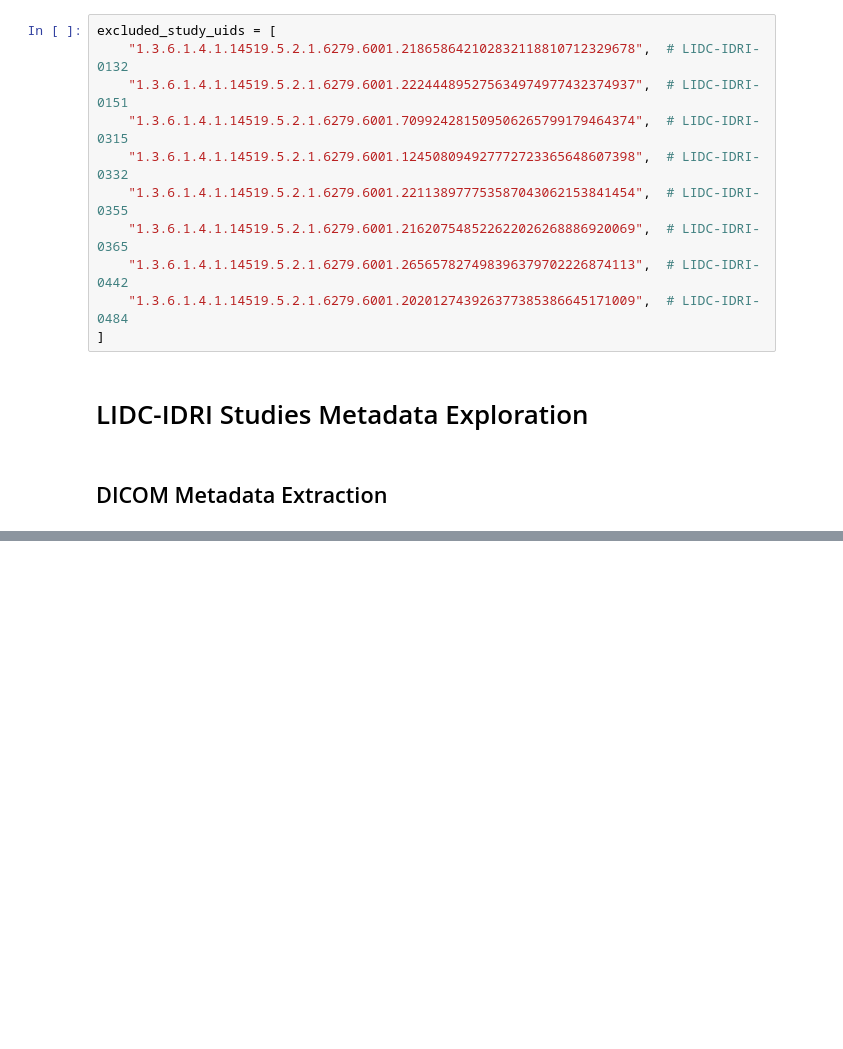
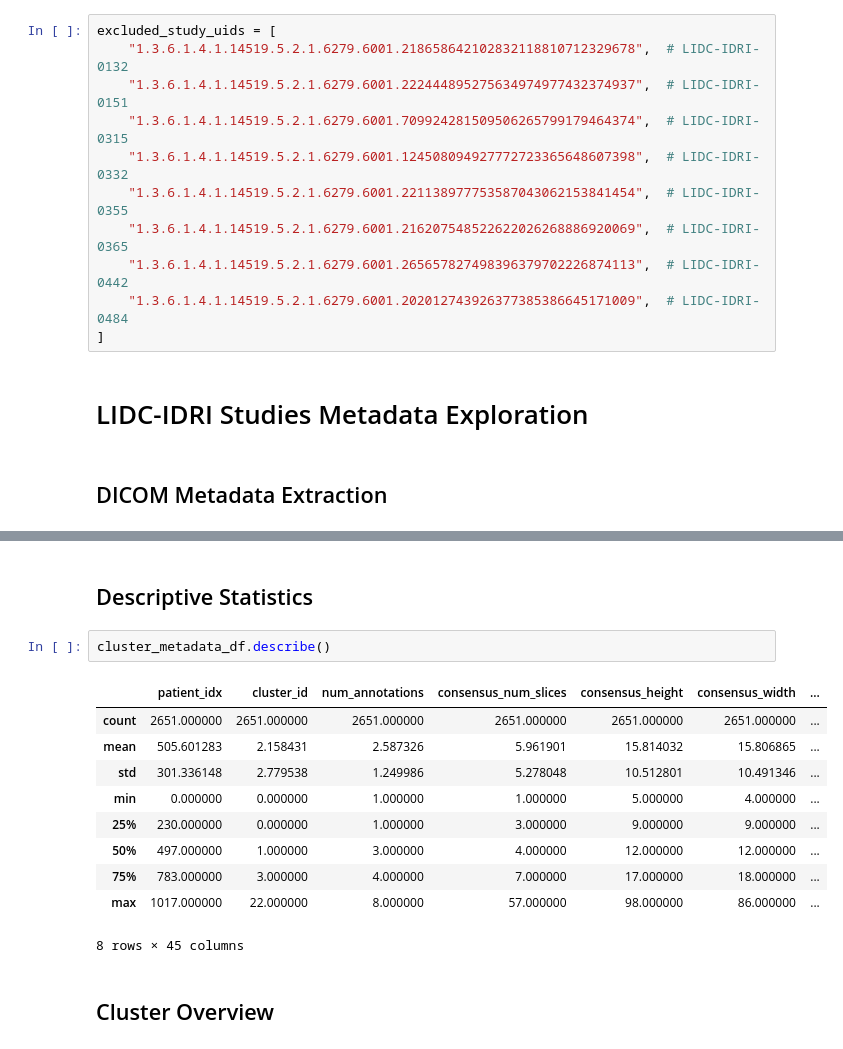
Before and after one commit to FillipusAditya/mask-guided-lung-nodule-xai, a Jupyter notebook: notebooks/lidc/001_eda_lidc_idri.ipynb, the cells around one changed output, grey strips where cells are left out. Drawn from its saved outputs; the diff is of its cells as text; blank space fills up the shorter version.

```diff
--- a/notebooks/lidc/001_eda_lidc_idri.ipynb
+++ b/notebooks/lidc/001_eda_lidc_idri.ipynb
@@ -1304,0 +1199,17 @@ print(pd.Series(selection_summary))
+# %% [markdown]
+## Descriptive Statistics
+# %%
+cluster_metadata_df.describe()
+# %% [output]
+|  | patient_idx | cluster_id | num_annotations | consensus_num_slices | consensus_height | consensus_width | ... |
+| count | 2651.000000 | 2651.000000 | 2651.000000 | 2651.000000 | 2651.000000 | 2651.000000 | ... |
+| mean | 505.601283 | 2.158431 | 2.587326 | 5.961901 | 15.814032 | 15.806865 | ... |
+| std | 301.336148 | 2.779538 | 1.249986 | 5.278048 | 10.512801 | 10.491346 | ... |
+| min | 0.000000 | 0.000000 | 1.000000 | 1.000000 | 5.000000 | 4.000000 | ... |
+| 25% | 230.000000 | 0.000000 | 1.000000 | 3.000000 | 9.000000 | 9.000000 | ... |
+| 50% | 497.000000 | 1.000000 | 3.000000 | 4.000000 | 12.000000 | 12.000000 | ... |
+| 75% | 783.000000 | 3.000000 | 4.000000 | 7.000000 | 17.000000 | 18.000000 | ... |
+| max | 1017.000000 | 22.000000 | 8.000000 | 57.000000 | 98.000000 | 86.000000 | ... |
+8 rows × 45 columns
+# %% [markdown]
+## Cluster Overview
```
Also changed, not shown: parts of 78 cells of this notebook, 1 other file.
